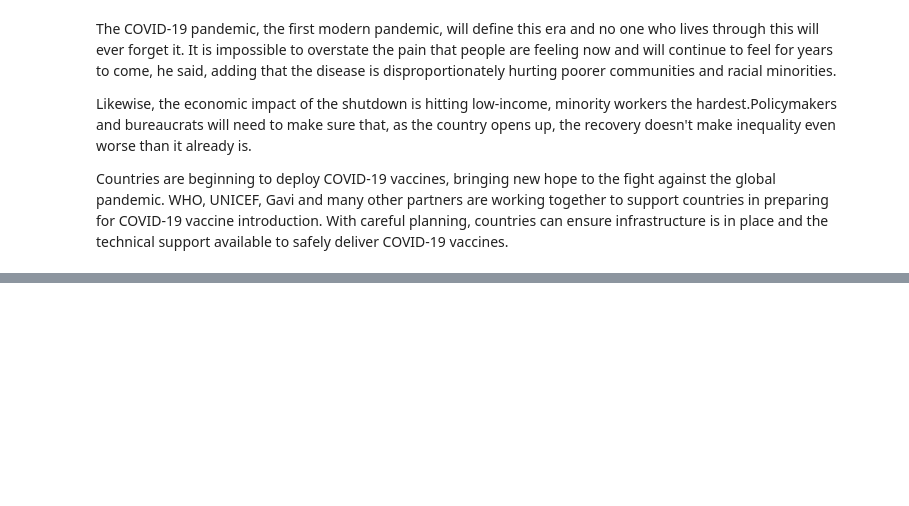
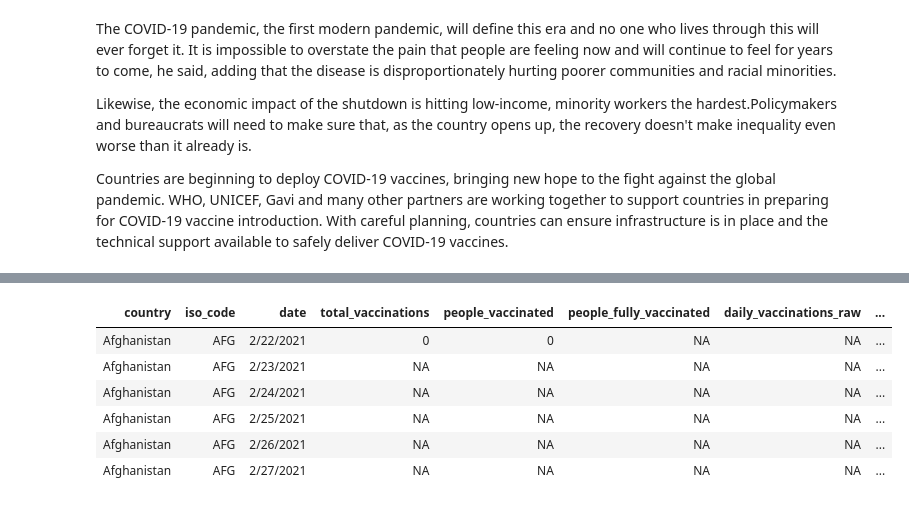
Before and after one commit to AnjuBanu/EDA_COVID_Vaccine, a Jupyter notebook: EDA_COVID_Vaccine.ipynb, the cells around one changed output, grey strips where cells are left out. Drawn from its saved outputs; the diff is of its cells as text; code cells hidden in the pictures; blank space fills up the shorter version.

```diff
--- a/EDA_COVID_Vaccine.ipynb
+++ b/EDA_COVID_Vaccine.ipynb
@@ -33,2 +40,16 @@ lapply(Packages, library, character.only = TRUE)
 # %%
-vaccine_data <-
+# The data set is taken from "https://www.kaggle.com/gpreda/covid-world-vaccination-progress"
+# read the csv file
+vaccine_data <- read.csv('./COVID_Vaccine_data.csv')
+# %%
+# Glimpse of data
+
+head(vaccine_data)
+# %% [output]
+| country | iso_code | date | total_vaccinations | people_vaccinated | people_fully_vaccinated | daily_vaccinations_raw | ... |
+| Afghanistan | AFG | 2/22/2021 | 0 | 0 | NA | NA | ... |
+| Afghanistan | AFG | 2/23/2021 | NA | NA | NA | NA | ... |
+| Afghanistan | AFG | 2/24/2021 | NA | NA | NA | NA | ... |
+| Afghanistan | AFG | 2/25/2021 | NA | NA | NA | NA | ... |
+| Afghanistan | AFG | 2/26/2021 | NA | NA | NA | NA | ... |
+| Afghanistan | AFG | 2/27/2021 | NA | NA | NA | NA | ... |
```
Also changed, not shown: parts of 4 cells of this notebook, 2 other files.
